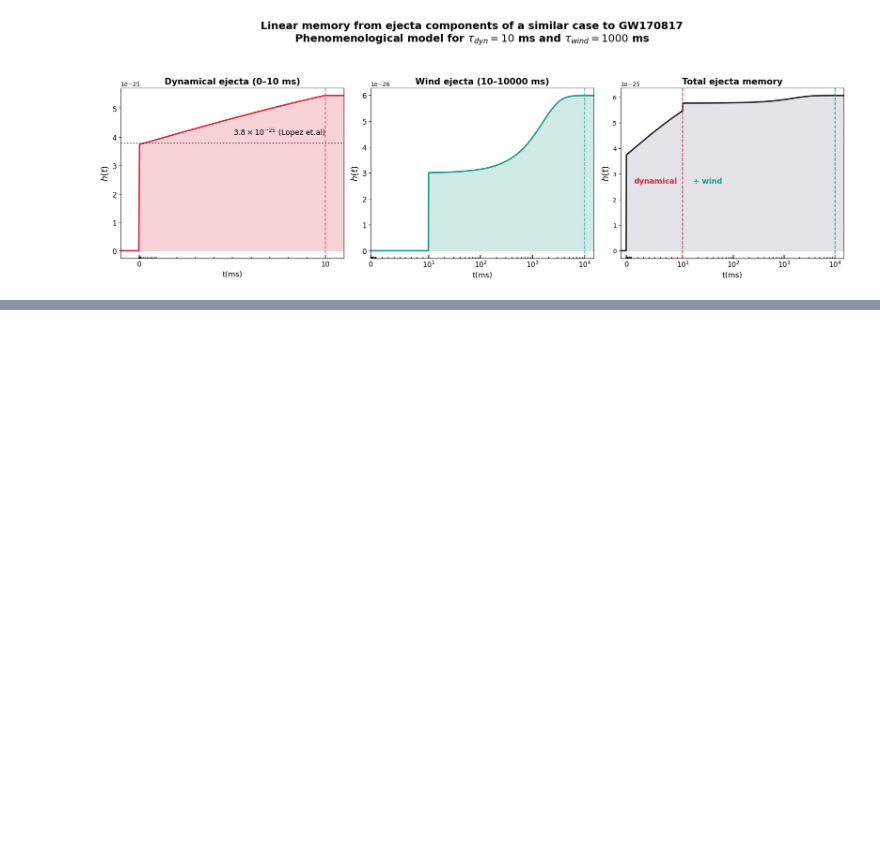
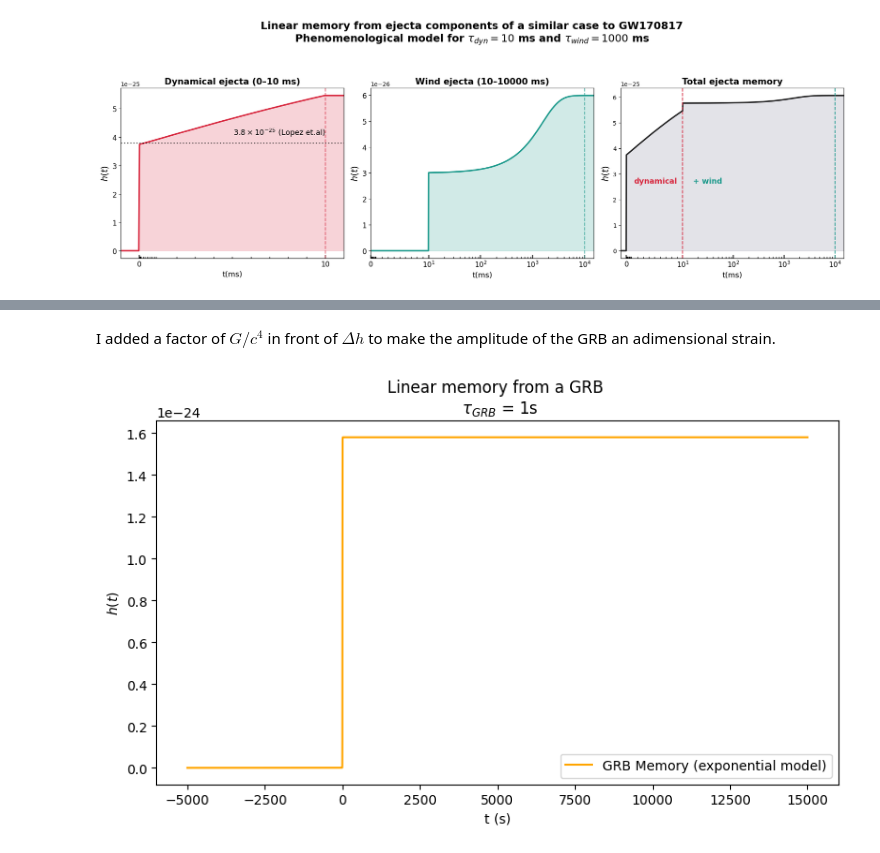
Before and after one commit to ThomasBastro/Memory_effect, a Jupyter notebook: Memory_Lopez/phenom_model.ipynb, the cells around one changed output, grey strips where cells are left out. Drawn from its saved outputs; the diff is of its cells as text; code cells hidden in the pictures; blank space fills up the shorter version.

Commit message:
Phenom GRB memory

```diff
--- a/Memory_Lopez/phenom_model.ipynb
+++ b/Memory_Lopez/phenom_model.ipynb
@@ -109,0 +119,14 @@ for tau_dyn in tau_dyn_ms:
+# %% [markdown]
+I added a factor of $G/c^4$ in front of $\Delta h$ to make the amplitude of the GRB an adimensional strain.
+# %%
+# Parameters for GRB memory
+erg_to_joule = 1e-7
+E_j = 1e51 * erg_to_joule  # erg
+theta = np.deg2rad(10)  # radian
+beta = 0.99  # ultrarelativistic jet
+tau_grb_ms = 1  # ms
+r = 40 * PC_SI * 1e6  # parsecs
+t = np.linspace(-5., 15., 500000) * 1e3  # ms
+_,_ = up.phenom_memory_GRB(t, E_j, beta, theta, r, tau_grb_ms, model='exponential', plot=True)
+# %% [output]
+[figure, added]
```
Also changed, not shown: parts of 5 cells of this notebook, 2 other files.
